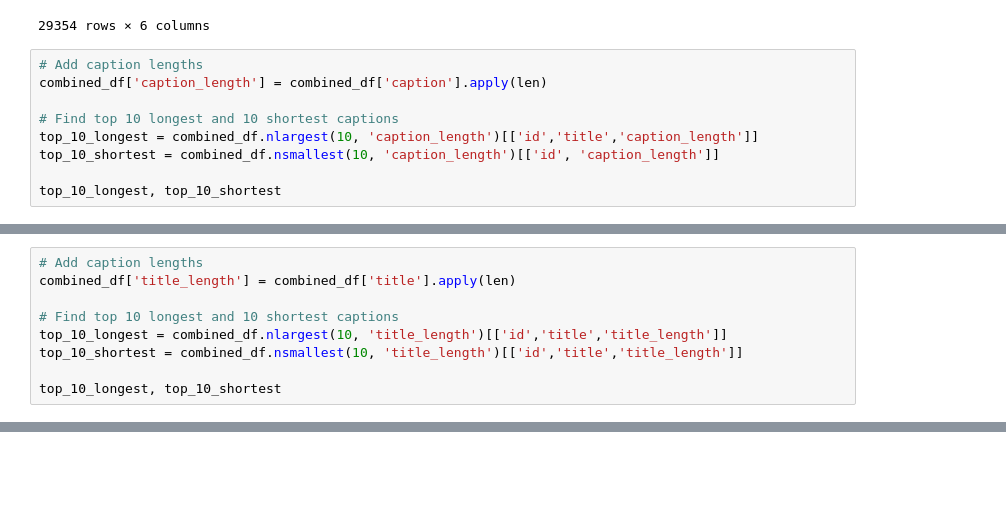
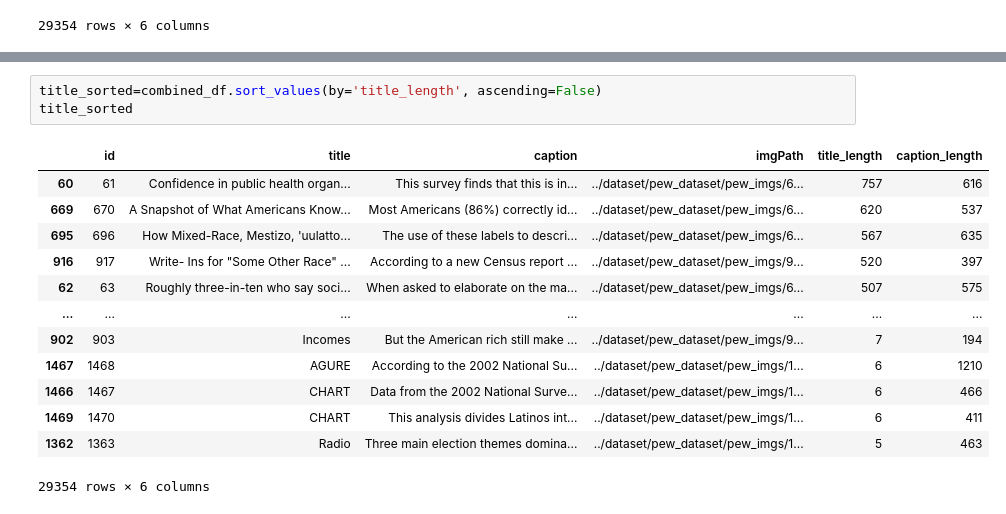
Before and after one commit to mleshashi/thesis-sharma, a Jupyter notebook: ElasticSearch/text_size.ipynb, the cells around one changed output, grey strips where cells are left out. Saved outputs shown, nothing was run; the diff lists cells and outputs as text; blank space fills up the shorter version.

```diff
--- a/ElasticSearch/text_size.ipynb
+++ b/ElasticSearch/text_size.ipynb
@@ -46,12 +46,3 @@ combined_df
 | 29352 | 29353 | \r\n Average annual exp... | This statistic shows the average ... | ../dataset/statista_dataset/stati... | 176 | 256 |
 | 29353 | 29354 | \r\n Number of Volkswag... | This statistic illustrates the nu... | ../dataset/statista_dataset/stati... | 126 | 444 |
 29354 rows × 6 columns
-# %%
-# Add caption lengths
-combined_df['caption_length'] = combined_df['caption'].apply(len)
-
-# Find top 10 longest and 10 shortest captions
-top_10_longest = combined_df.nlargest(10, 'caption_length')[['id','title','caption_length']]
-top_10_shortest = combined_df.nsmallest(10, 'caption_length')[['id', 'caption_length']]
-
-top_10_longest, top_10_shortest
@@ -90,9 +48,0 @@ Max Sequence Length: 32768
-# %%
-# Add caption lengths
-combined_df['title_length'] = combined_df['title'].apply(len)
-
-# Find top 10 longest and 10 shortest captions
-top_10_longest = combined_df.nlargest(10, 'title_length')[['id','title','title_length']]
-top_10_shortest = combined_df.nsmallest(10, 'title_length')[['id','title','title_length']]
-
-top_10_longest, top_10_shortest
@@ -116,0 +49,17 @@ top_10_longest, top_10_shortest
+# %%
+title_sorted=combined_df.sort_values(by='title_length', ascending=False)
+title_sorted
+# %% [output]
+|  | id | title | caption | imgPath | title_length | caption_length |
+| 60 | 61 | Confidence in public health organ... | This survey finds that this is in... | ../dataset/pew_dataset/pew_imgs/6... | 757 | 616 |
+| 669 | 670 | A Snapshot of What Americans Know... | Most Americans (86%) correctly id... | ../dataset/pew_dataset/pew_imgs/6... | 620 | 537 |
+| 695 | 696 | How Mixed-Race, Mestizo, 'uulatto... | The use of these labels to descri... | ../dataset/pew_dataset/pew_imgs/6... | 567 | 635 |
+| 916 | 917 | Write- Ins for "Some Other Race" ... | According to a new Census report ... | ../dataset/pew_dataset/pew_imgs/9... | 520 | 397 |
+| 62 | 63 | Roughly three-in-ten who say soci... | When asked to elaborate on the ma... | ../dataset/pew_dataset/pew_imgs/6... | 507 | 575 |
+| ... | ... | ... | ... | ... | ... | ... |
+| 902 | 903 | Incomes | But the American rich still make ... | ../dataset/pew_dataset/pew_imgs/9... | 7 | 194 |
+| 1467 | 1468 | AGURE | According to the 2002 National Su... | ../dataset/pew_dataset/pew_imgs/1... | 6 | 1210 |
+| 1466 | 1467 | CHART | Data from the 2002 National Surve... | ../dataset/pew_dataset/pew_imgs/1... | 6 | 466 |
+| 1469 | 1470 | CHART | This analysis divides Latinos int... | ../dataset/pew_dataset/pew_imgs/1... | 6 | 411 |
+| 1362 | 1363 | Radio | Three main election themes domina... | ../dataset/pew_dataset/pew_imgs/1... | 5 | 463 |
+29354 rows × 6 columns
```
Also changed, not shown: parts of 7 cells of this notebook.
